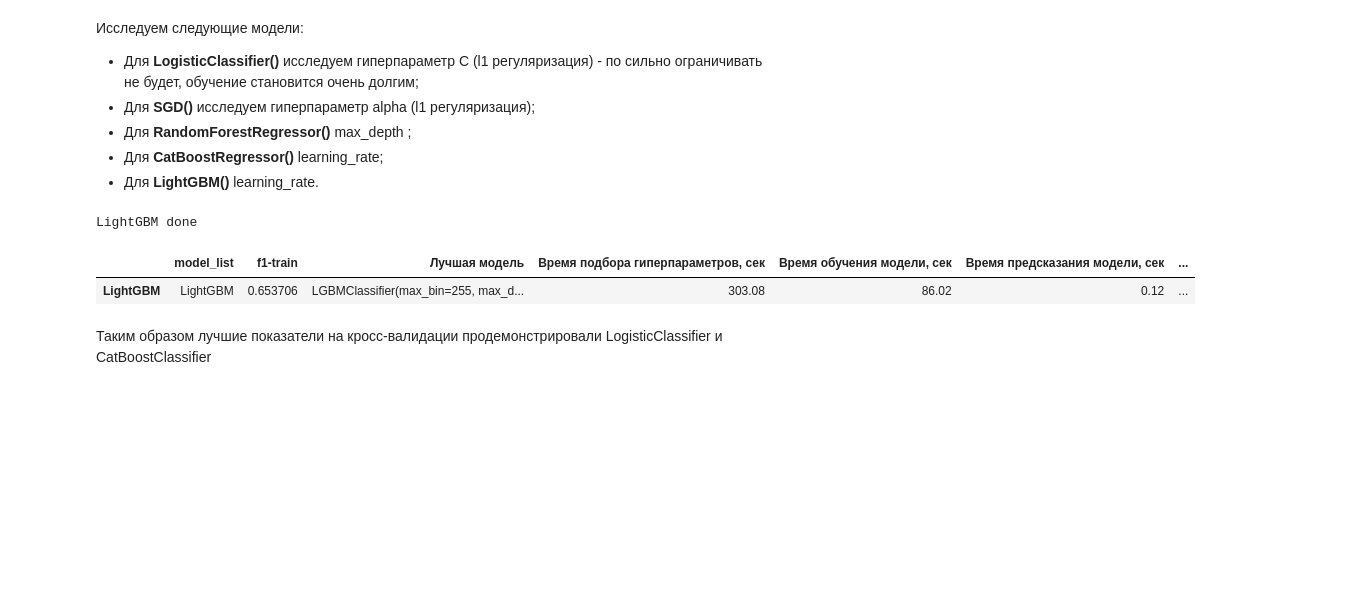
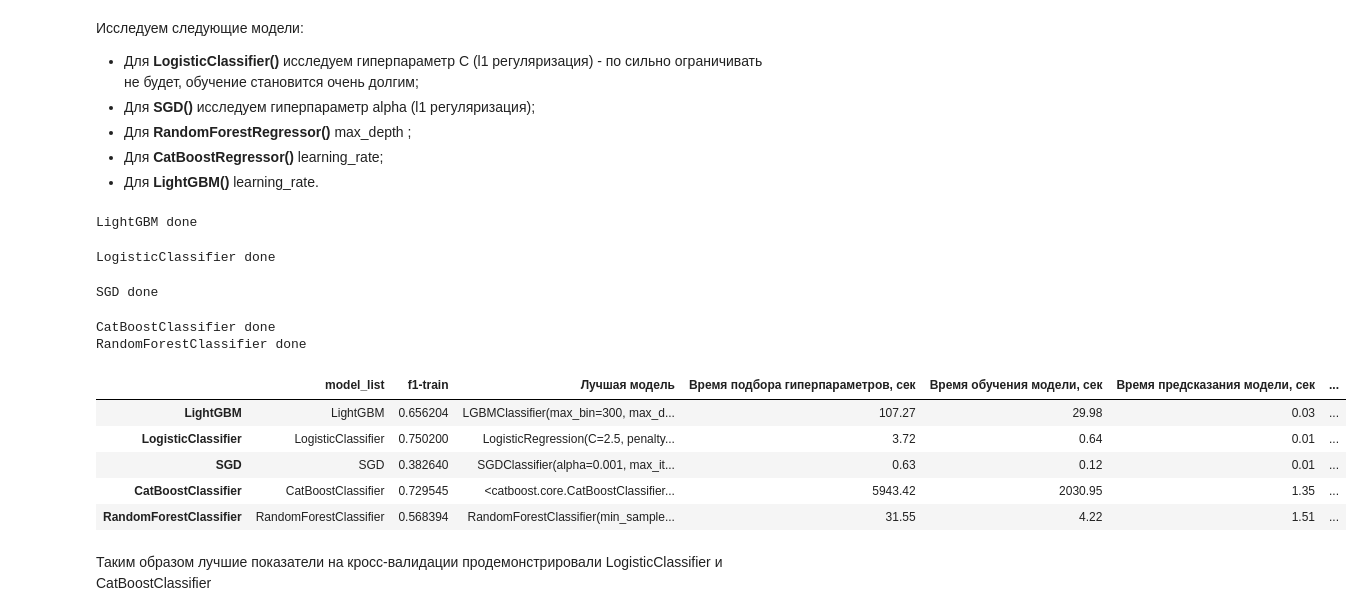
Before and after one commit to MalastowskiNS/-YanXPraKPjcts, a Jupyter notebook: M04P01-WikiShop/WikiShop.ipynb, the cells around one changed output. Drawn from its saved outputs; the diff is of its cells as text; code cells hidden in the pictures; blank space fills up the shorter version.

```diff
--- a/M04P01-WikiShop/WikiShop.ipynb
+++ b/M04P01-WikiShop/WikiShop.ipynb
@@ -117,6 +103,9 @@ try:
     toxic_tweets = pd.read_csv('toxic_comments.csv')
 except:
     toxic_tweets = pd.read_csv('/datasets/toxic_comments.csv')
+# %%
+stratified_sampling = toxic_tweets.groupby('toxic').apply(lambda x: x.sample(random_state=RANDOM_STATE, frac=0.25))
+toxic_tweets = stratified_sampling.droplevel(0).reset_index()
 # %%
 toxic_tweets.head(5)
 # %% [output]
@@ -428,35 +418,43 @@ min_samples_leaf    = [2, 10, 20, 30, 35]
 alpha               = [1e-1, 1e-2, 1e-3]
 # %%
 model_list = ['LightGBM' , 'LogisticClassifier', 'SGD', 'CatBoostClassifier', 'RandomForestClassifier']
-model_list = ['LightGBM']
+#model_list = ['LightGBM']
 metrics_reg = []
 for i, model in enumerate(model_list):
     time2start = time()
     params   = param_grid_choose(model, C, learning_rate, num_leaves, max_bin, n_estimators, max_depth, min_samples_split, min_samples_leaf, alpha)
     searcher = RandomizedSearchCV(log_model,
                               param_distributions = params,
                               cv=5,
                               scoring='f1',
                               random_state=RANDOM_STATE,
                               error_score='raise',
                               n_iter=5,
                               n_jobs=-1);
     searcher.fit(Xscl_train, y_train)
     train_score = searcher.best_score_
     time2finish = time()
     dt = time2finish-time2start
     metrics_reg.append([model, train_score, str(searcher.best_estimator_.get_params()["model"]),
                     round(dt, 2), round(searcher.cv_results_['mean_fit_time'].mean(), 2), round(searcher.cv_results_['mean_score_time'].mean(), 2),
                     searcher.best_estimator_["model"].get_params()])
     print (model+' done')
 metrics_reg = pd.DataFrame(metrics_reg)
 metrics_reg.columns = ['model_list', 'f1-train', 'Лучшая модель', 'Время подбора гиперпараметров, сек', 'Время обучения модели, сек', 'Время предсказания модели, сек', 'Все параметры модели']
 metrics_reg.index  = model_list
 metrics_reg
 # %% [output]
 LightGBM done
+LogisticClassifier done
+SGD done
+CatBoostClassifier done
+RandomForestClassifier done
 |  | model_list | f1-train | Лучшая модель | Время подбора гиперпараметров, сек | Время обучения модели, сек | Время предсказания модели, сек | ... |
-| LightGBM | LightGBM | 0.653706 | LGBMClassifier(max_bin=255, max_d... | 303.08 | 86.02 | 0.12 | ... |
+| LightGBM | LightGBM | 0.656204 | LGBMClassifier(max_bin=300, max_d... | 107.27 | 29.98 | 0.03 | ... |
+| LogisticClassifier | LogisticClassifier | 0.750200 | LogisticRegression(C=2.5, penalty... | 3.72 | 0.64 | 0.01 | ... |
+| SGD | SGD | 0.382640 | SGDClassifier(alpha=0.001, max_it... | 0.63 | 0.12 | 0.01 | ... |
+| CatBoostClassifier | CatBoostClassifier | 0.729545 | <catboost.core.CatBoostClassifier... | 5943.42 | 2030.95 | 1.35 | ... |
+| RandomForestClassifier | RandomForestClassifier | 0.568394 | RandomForestClassifier(min_sample... | 31.55 | 4.22 | 1.51 | ... |
 # %% [markdown]
 Таким образом лучшие показатели на кросс-валидации продемонстрировали LogisticClassifier и CatBoostClassifier
 # %% [markdown]
```
Also changed, not shown: parts of 24 cells of this notebook.
